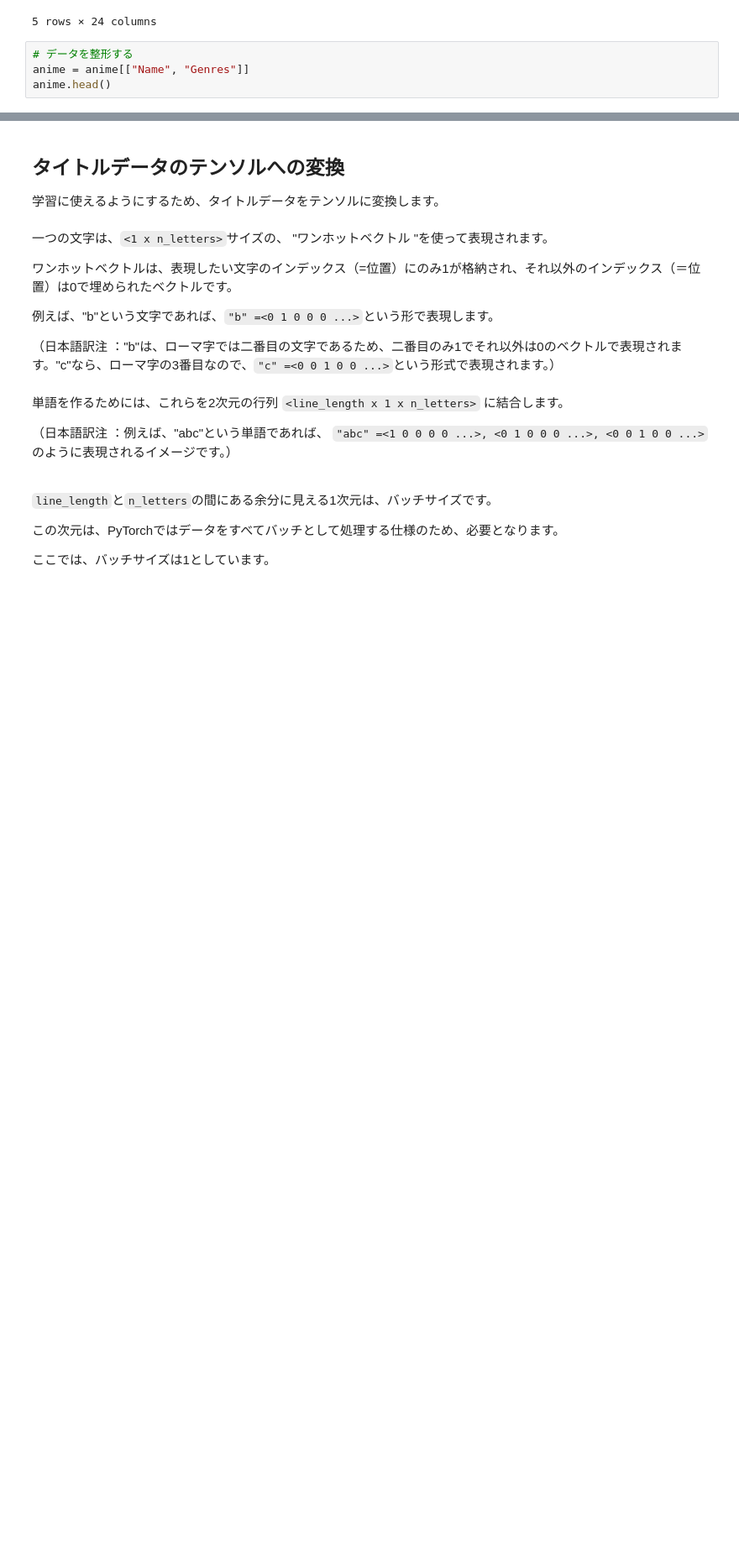
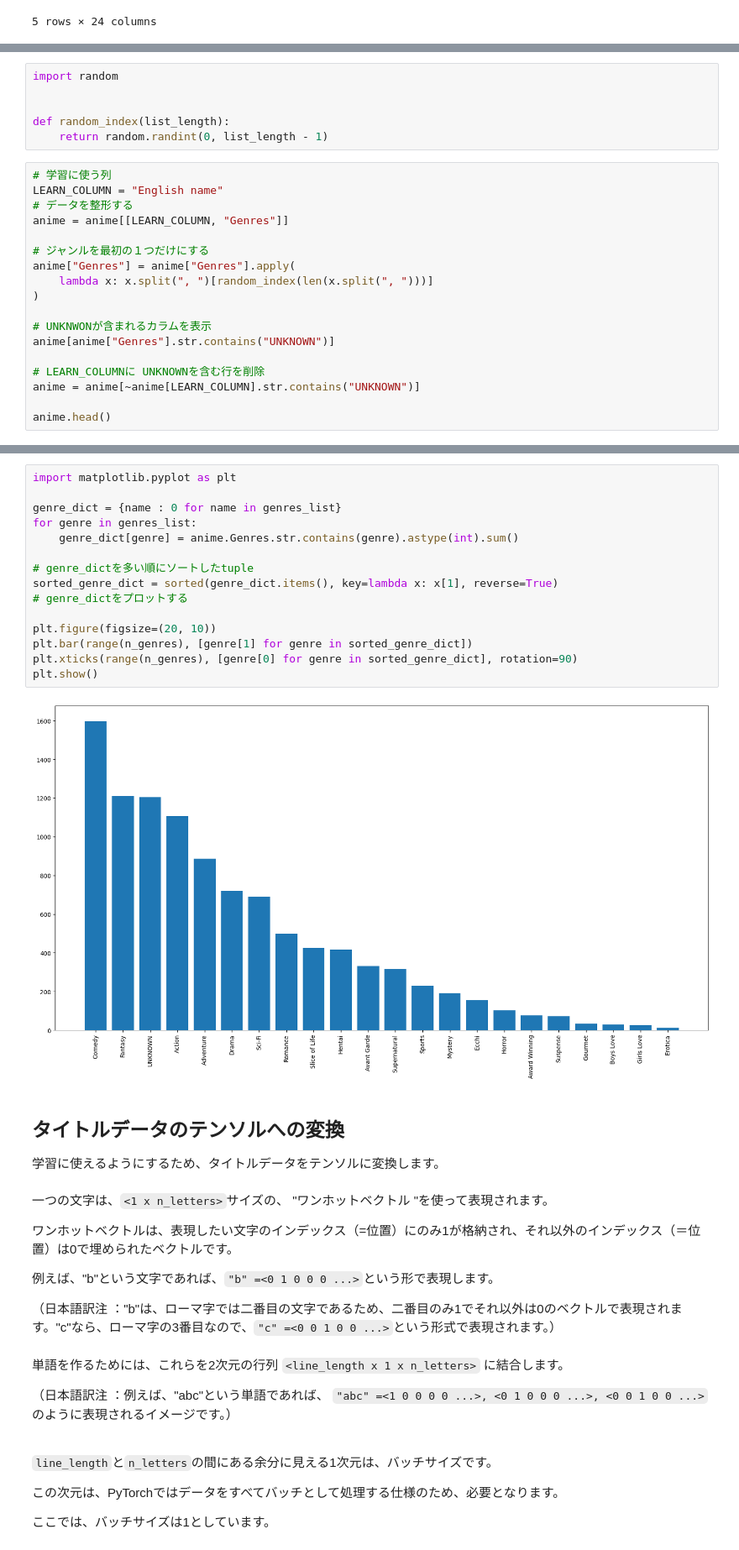
Before and after one commit to nac-39/RNN_tutorial, a Jupyter notebook: src/rnn_tutorial/20240710_勉強会_RNN_演習.ipynb, the cells around one changed output, grey strips where cells are left out. Shown at 84% size. Cells and saved outputs as stored; diff of their text form; blank space fills up the shorter version.

```diff
--- a/src/rnn_tutorial/20240710_勉強会_RNN_演習.ipynb
+++ b/src/rnn_tutorial/20240710_勉強会_RNN_演習.ipynb
@@ -67,7 +81,3 @@ anime.head()
 | 3 | 7 | Witch Hunter Robin | Witch Hunter Robin | Witch Hunter ROBIN (ウイッチハンターロビン) | 7.25 | Action, Drama, Mystery, Supernatural | Robin Sena is a powerful craft us... | TV | 26.0 | Jul 3, 2002 to Dec 25, 2002 | ... |
 | 4 | 8 | Bouken Ou Beet | Beet the Vandel Buster | 冒険王ビィト | 6.94 | Adventure, Fantasy, Supernatural | It is the dark century and the pe... | TV | 52.0 | Sep 30, 2004 to Sep 29, 2005 | ... |
 5 rows × 24 columns
-# %%
-# データを整形する
-anime = anime[["Name", "Genres"]]
-anime.head()
@@ -80,0 +84,24 @@ anime.head()
+# %%
+import random
+
+
+def random_index(list_length):
+    return random.randint(0, list_length - 1)
+# %%
+# 学習に使う列
+LEARN_COLUMN = "English name"
+# データを整形する
+anime = anime[[LEARN_COLUMN, "Genres"]]
+
+# ジャンルを最初の１つだけにする
+anime["Genres"] = anime["Genres"].apply(
+    lambda x: x.split(", ")[random_index(len(x.split(", ")))]
+)
+
+# UNKNWONが含まれるカラムを表示
+anime[anime["Genres"].str.contains("UNKNOWN")]
+
+# LEARN_COLUMNに UNKNOWNを含む行を削除
+anime = anime[~anime[LEARN_COLUMN].str.contains("UNKNOWN")]
+
+anime.head()
@@ -90,4 +124,21 @@ genres_list = ['Action', 'Award Winning', 'Sci-Fi', 'Adventure', 'Drama', 'Myste
 n_genres = 22
+# %%
+import matplotlib.pyplot as plt
+
+genre_dict = {name : 0 for name in genres_list}
+for genre in genres_list:
+    genre_dict[genre] = anime.Genres.str.contains(genre).astype(int).sum()
+
+# genre_dictを多い順にソートしたtuple
+sorted_genre_dict = sorted(genre_dict.items(), key=lambda x: x[1], reverse=True)
+# genre_dictをプロットする
+
+plt.figure(figsize=(20, 10))
+plt.bar(range(n_genres), [genre[1] for genre in sorted_genre_dict])
+plt.xticks(range(n_genres), [genre[0] for genre in sorted_genre_dict], rotation=90)
+plt.show()
+# %% [output]
+[figure, added]
 # %% [markdown]
 タイトルデータのテンソルへの変換
 --------------------------
```
Also changed, not shown: parts of 21 cells of this notebook, 1 other file.
